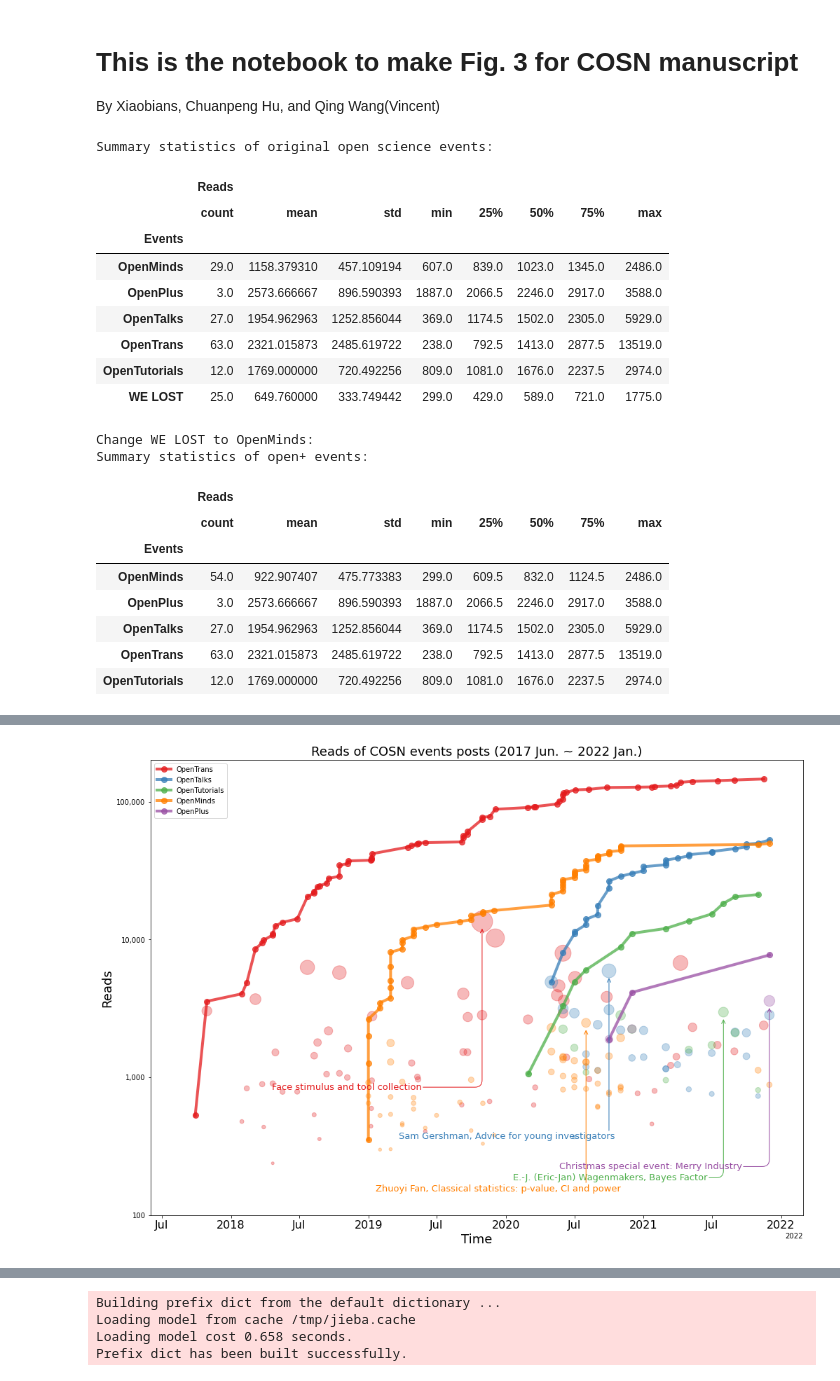
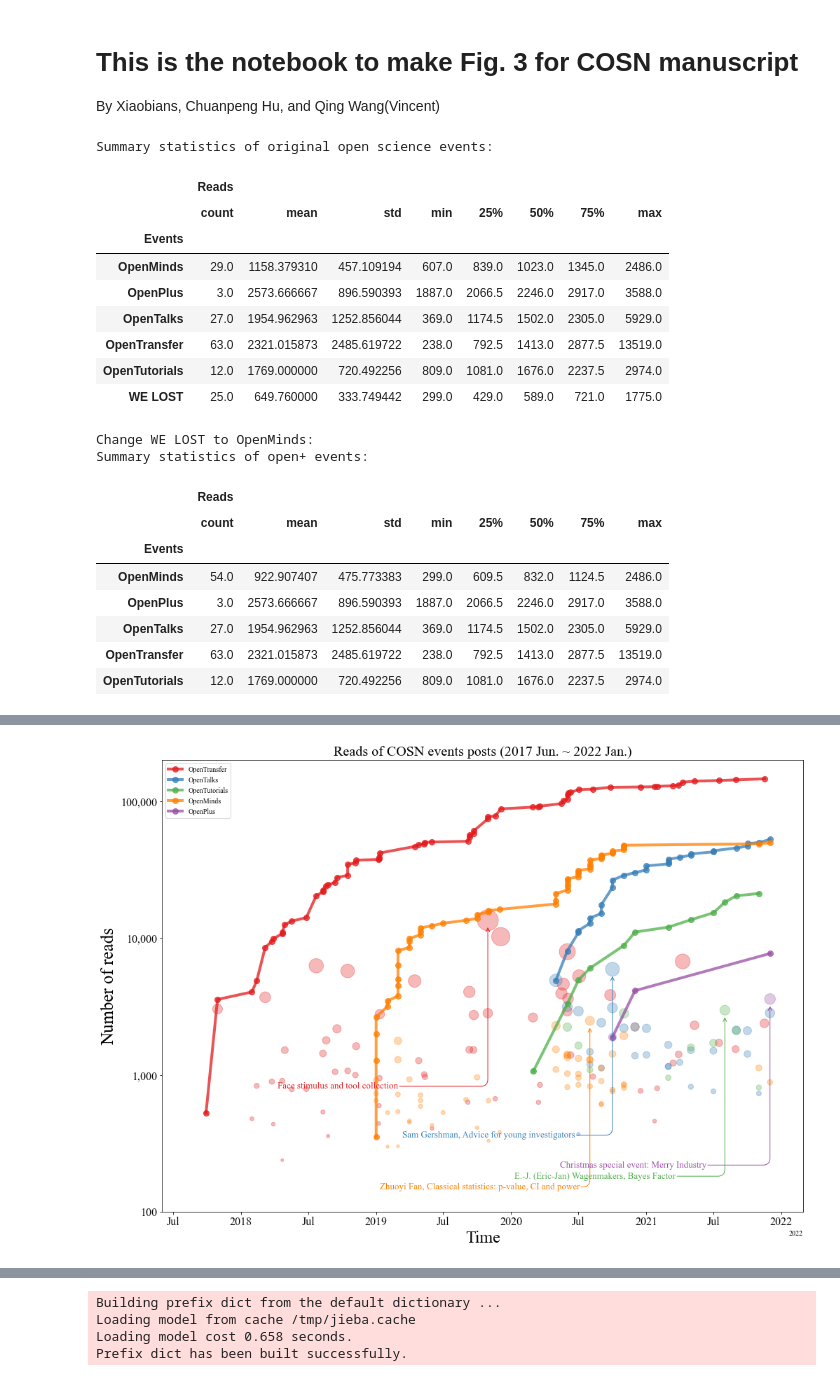
Before and after one commit to Chinese-Open-Science-Network/COSN_Manuscript, a Jupyter notebook: notebooks/cosn_fig3.ipynb, the cells around one changed output, grey strips where cells are left out. Saved outputs shown, nothing was run; the diff lists cells and outputs as text; code cells hidden in the pictures.

```diff
--- a/notebooks/cosn_fig3.ipynb
+++ b/notebooks/cosn_fig3.ipynb
@@ -10,7 +10,6 @@ from pathlib import Path
 import pandas as pd
 import numpy as np
 import seaborn as sns
-import matplotlib.pyplot as plt
 from datetime import datetime
 
 # Read data
@@ -41,7 +40,7 @@ def date2x(df, event_, MODE):
         return df
     return pd.concat([same_df, tmp_df])
 
-data_df=date2x(data_df, 'OpenTrans', 'DateTime')
+data_df=date2x(data_df, 'OpenTransfer', 'DateTime')
 raw_df = data_df.copy()
 print('Summary statistics of original open science events:')
 display(raw_df.groupby('Events').describe())
@@ -52,7 +51,7 @@ print('Summary statistics of open+ events:')
 display(data_df.groupby('Events').describe())
 data_df['Ref']=data_df['Topic']
 
-events_list = ['OpenTrans', 'OpenTalks', 'OpenTutorials', 'OpenMinds', 'OpenPlus']
+events_list = ['OpenTransfer', 'OpenTalks', 'OpenTutorials', 'OpenMinds', 'OpenPlus']
 ref_list    = ['Face stimulus and tool collection', 'Sam Gershman, Advice for young investigators', 'E.-J. (Eric-Jan) Wagenmakers, Bayes Factor', 'Zhuoyi Fan, Classical statistics: p-value, CI and power', 'Christmas special event: Merry Industry']
 
 for event_str in events_list:
@@ -67,7 +66,7 @@ Summary statistics of original open science events:
 | OpenMinds | 29.0 | 1158.379310 | 457.109194 | 607.0 | 839.0 | 1023.0 | 1345.0 | 2486.0 |
 | OpenPlus | 3.0 | 2573.666667 | 896.590393 | 1887.0 | 2066.5 | 2246.0 | 2917.0 | 3588.0 |
 | OpenTalks | 27.0 | 1954.962963 | 1252.856044 | 369.0 | 1174.5 | 1502.0 | 2305.0 | 5929.0 |
-| OpenTrans | 63.0 | 2321.015873 | 2485.619722 | 238.0 | 792.5 | 1413.0 | 2877.5 | 13519.0 |
+| OpenTransfer | 63.0 | 2321.015873 | 2485.619722 | 238.0 | 792.5 | 1413.0 | 2877.5 | 13519.0 |
 | OpenTutorials | 12.0 | 1769.000000 | 720.492256 | 809.0 | 1081.0 | 1676.0 | 2237.5 | 2974.0 |
 | WE LOST | 25.0 | 649.760000 | 333.749442 | 299.0 | 429.0 | 589.0 | 721.0 | 1775.0 |
 Change WE LOST to OpenMinds:
@@ -78,7 +77,7 @@ Summary statistics of open+ events:
 | OpenMinds | 54.0 | 922.907407 | 475.773383 | 299.0 | 609.5 | 832.0 | 1124.5 | 2486.0 |
 | OpenPlus | 3.0 | 2573.666667 | 896.590393 | 1887.0 | 2066.5 | 2246.0 | 2917.0 | 3588.0 |
 | OpenTalks | 27.0 | 1954.962963 | 1252.856044 | 369.0 | 1174.5 | 1502.0 | 2305.0 | 5929.0 |
-| OpenTrans | 63.0 | 2321.015873 | 2485.619722 | 238.0 | 792.5 | 1413.0 | 2877.5 | 13519.0 |
+| OpenTransfer | 63.0 | 2321.015873 | 2485.619722 | 238.0 | 792.5 | 1413.0 | 2877.5 | 13519.0 |
 | OpenTutorials | 12.0 | 1769.000000 | 720.492256 | 809.0 | 1081.0 | 1676.0 | 2237.5 | 2974.0 |
 # %%
 # events scatter and line plot
@@ -86,13 +85,19 @@ from matplotlib.dates import DateFormatter
 import matplotlib.dates as mdates
 import matplotlib.units as munits
 from datetime import datetime
+import matplotlib.pyplot as plt
+plt.rcParams['font.family'] = 'serif' #DeJavu Serif 	 [ 'serif' | 'sans-serif' | 'cursive' | 'fantasy' | 'monospace' ]
+plt.rcParams['font.serif'] = ['Times New Roman'] #Times New Roman
+#matplotlib.rcParams['font.sans-serif'] = "Times New Roman"
+# Then, "ALWAYS use sans-serif fonts"
+
 converter = mdates.ConciseDateConverter()
 munits.registry[np.datetime64] = converter
 munits.registry[datetime.date] = converter
 
-save_fig=0
+save_fig=1
 vis_df = data_df.copy()
-events_list = ['OpenTrans', 'OpenTalks', 'OpenTutorials', 'OpenMinds', 'OpenPlus']
+events_list = ['OpenTransfer', 'OpenTalks', 'OpenTutorials', 'OpenMinds', 'OpenPlus']
 color_list  = ['#e41a1c',  '#377eb8', '#4daf4a',  '#ff7f00', '#984ea3']
 #vis_df['Date'] = [custom_date(float(x)) for x in vis_df['Date']]
 
@@ -125,16 +130,17 @@ for event_str in events_list:
 
 for label in ax_lineplot.get_xticklabels():
     label.set_fontsize(16)
-
+for label in ax_lineplot.get_yticklabels():
+    label.set_fontsize(16)
 ax_lineplot.xaxis.set_major_locator(locator)
 ax_lineplot.xaxis.set_major_formatter(formatter)
 
-plt.xlabel('Time', fontsize=18)
-plt.ylabel('Reads', fontsize=18)
+plt.xlabel('Time', fontsize=24)
+plt.ylabel('Number of reads', fontsize=25)
 plt.xlim(X_LIM)
 plt.yticks(Y_TICKS, Y_TICK_LABELS)
 
-plt.title('Reads of COSN events posts (2017 Jun. ~ 2022 Jan.)', fontsize=18)
+plt.title('Reads of COSN events posts (2017 Jun. ~ 2022 Jan.)', fontsize=20)
 plt.legend(events_list)
 ax_lineplot.fmt_xdata = DateFormatter('%Y-%m')
 if save_fig: print('saving...'); f1.savefig(( fig_dir / 'Fig3-cosn_events.jpg'), dpi=300, bbox_inches='tight', pad_inches=0.1);
@@ -147,4 +154,4 @@ OpenPlus 2 2021-12-01 00:00:00 3588 Christmas special event: Merry Industry
-[figure, old version]
+[figure, new version]
 # %%
 # top 3 reads for all the events
 for event_str in events_list:
```
Also changed, not shown: parts of 2 cells of this notebook, 3 other files.
